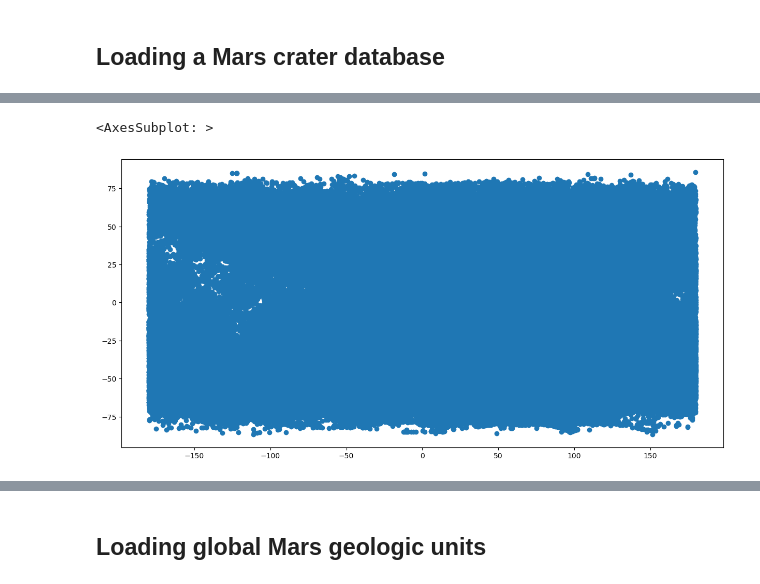
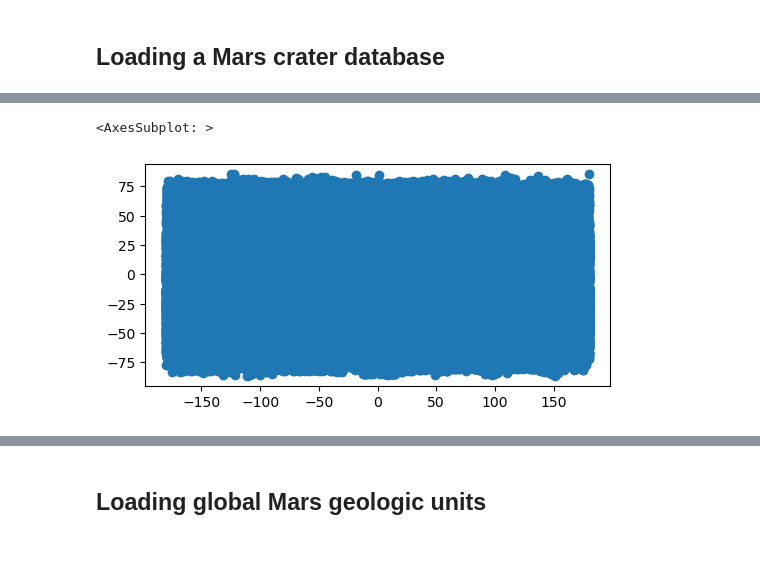
Before and after one commit to aprossi/impact-cratering, a Jupyter notebook: notebooks/crater_chronology.ipynb, the cells around one changed output, grey strips where cells are left out. Cells and saved outputs as stored; diff of their text form; code cells hidden in the pictures; blank space fills up the shorter version.

```diff
--- a/notebooks/crater_chronology.ipynb
+++ b/notebooks/crater_chronology.ipynb
@@ -444,9 +529,10 @@ os.remove("./out.png")
 # %% [markdown]
 ## Loading a Mars crater database
 # %%
-# load lagain database
+# load robbins database
 
-input_lagain_mars = '/Volumes/ulthar/data/0_GLOBAL_PLANETARY_DATA/crater_databases/Mars_Lagain/lagain_db/lagain_db.shp'
+# input_lagain_mars = '/Volumes/ulthar/data/0_GLOBAL_PLANETARY_DATA/crater_databases/Mars_Lagain/lagain_db/lagain_db.shp'
+input_robbins_mars = '/Volumes/ulthar/data/0_GLOBAL_PLANETARY_DATA/crater_databases/Mars_Robbins/RobbinsCraterDatabase_20120821/RobbinsCraterDatabase_20120821_LatLonDiam.shp'
 # %%
-mars_lagain=gpd.read_file(input_lagain_mars)
+mars_robbins=gpd.read_file(input_robbins_mars)
 # %%
@@ -465,5 +564,5 @@ mars_lagain.head()
 # %%
-mars_lagain.plot(figsize=(15,10))
+mars_robbins.plot(figsize=(6,3))
 # %% [output]
 <AxesSubplot: >
-[figure, old version]
+[figure, new version]
```
Also changed, not shown: parts of 35 cells of this notebook.
